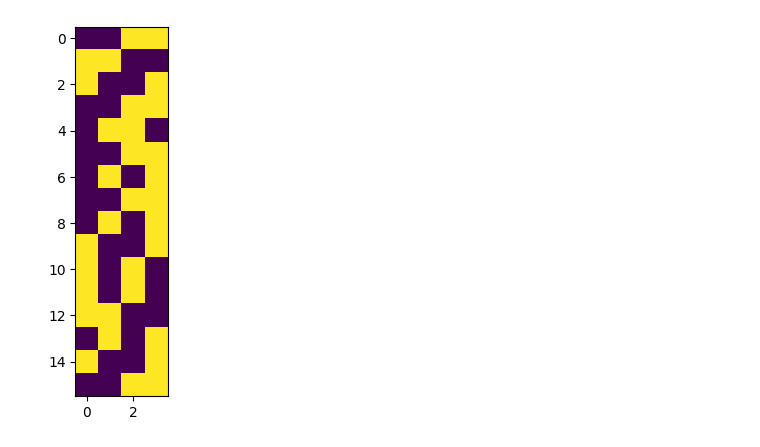
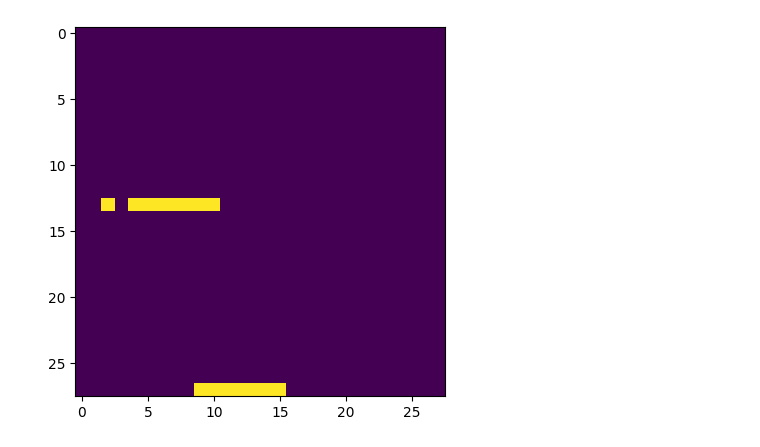
Before and after one commit to Elias-desig/dANN, a Jupyter notebook: test_stuff.ipynb, the cells around one changed output. Drawn from its saved outputs; the diff is of its cells as text; code cells hidden in the pictures.

Commit message:
RF visualization

```diff
--- a/test_stuff.ipynb
+++ b/test_stuff.ipynb
@@ -1,10 +1,11 @@
 # %%
 from masks import rf_mask, somatic_mask
 import matplotlib.pyplot as plt
-img_size = 4
-d_mask = rf_mask([img_size,img_size], img_size, type='random', rf_size=2)
+img_size = 28
+d_mask = rf_mask([img_size,img_size], img_size**2, type='local', rf_size=16)
+single_rf = d_mask[0].view(28,28)
 s_mask = somatic_mask(20, 10)
-plt.imshow(d_mask)
+plt.imshow(single_rf)
 plt.show()
 # %% [output]
-[figure, old version]
+[figure, new version]
```
Also changed, not shown: parts of 3 cells of this notebook, 1 other file.
